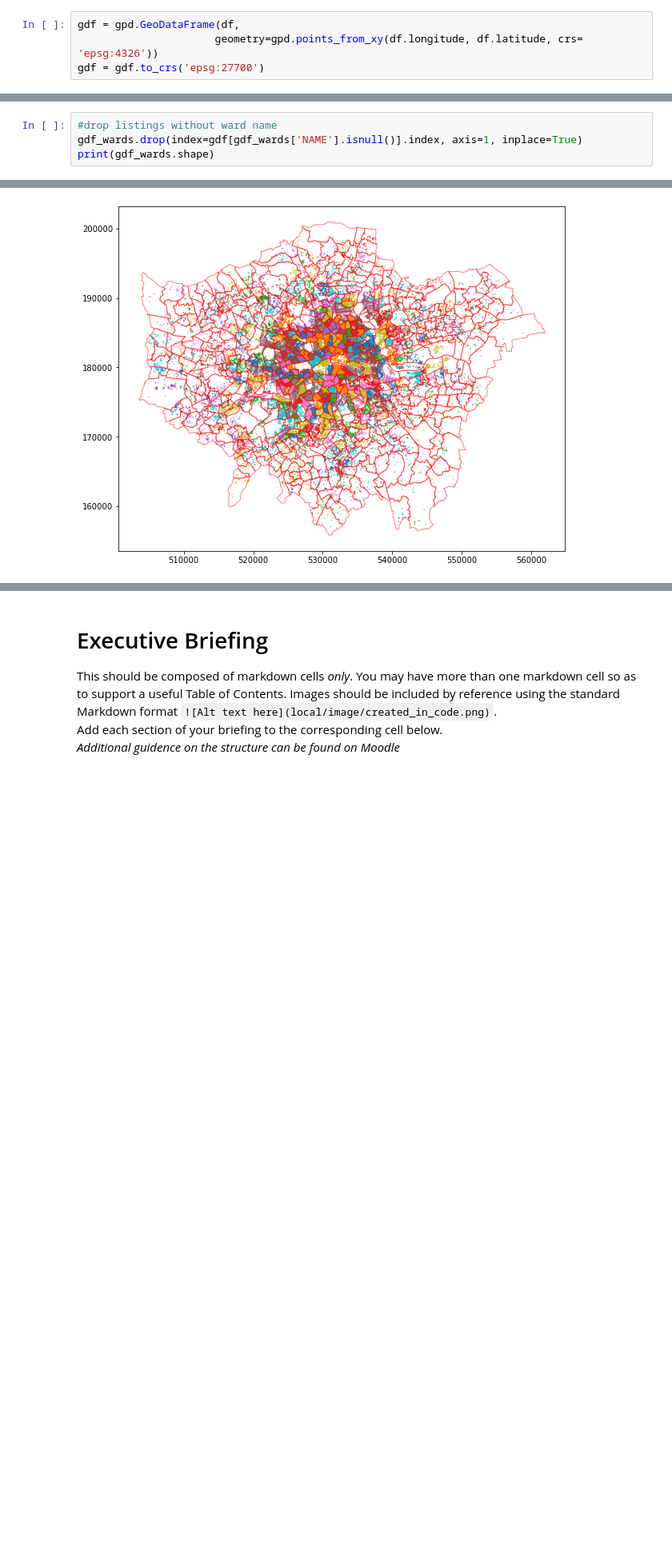
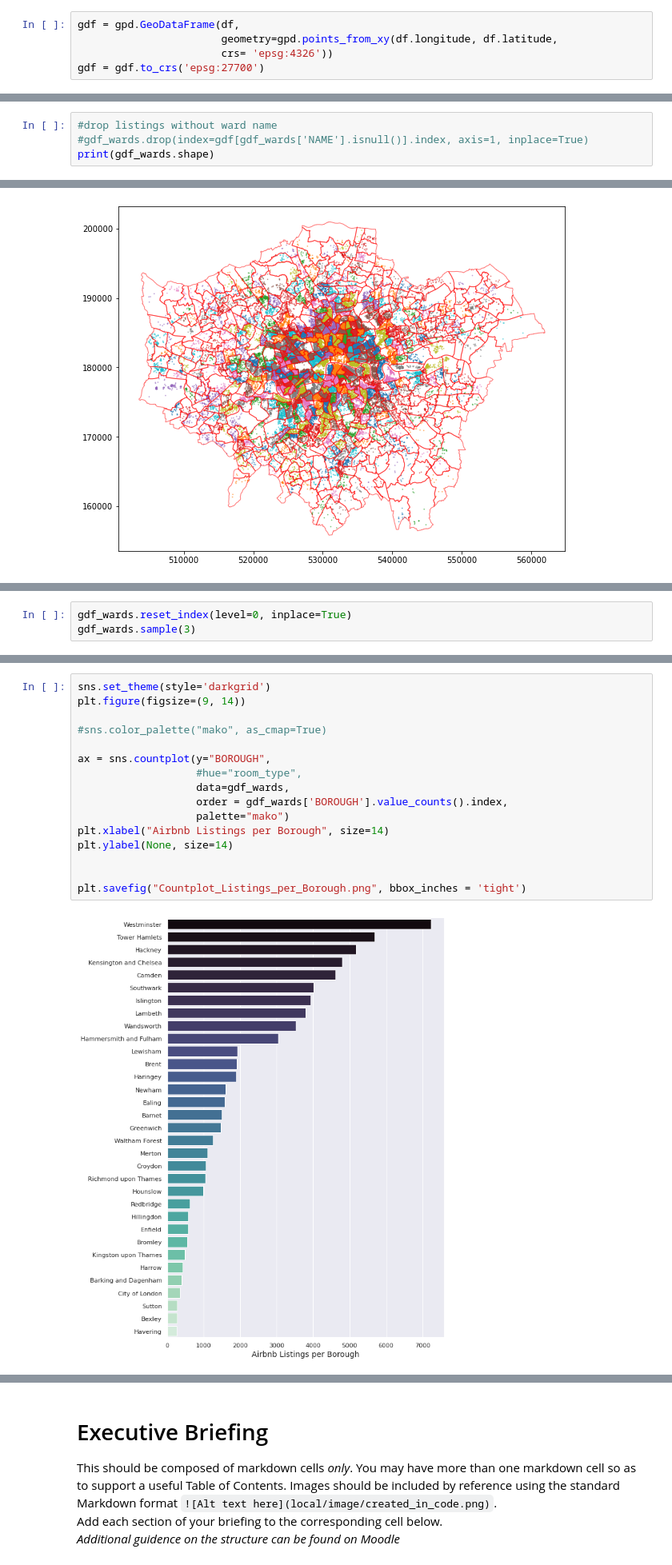
Before and after one commit to DaphneBdn/fsds_assessment3, a Jupyter notebook: Assessment-3-DB.ipynb, the cells around one changed output, grey strips where cells are left out. Shown at 80% size. Drawn from its saved outputs; the diff is of its cells as text; blank space fills up the shorter version.

```diff
--- a/Assessment-3-DB.ipynb
+++ b/Assessment-3-DB.ipynb
@@ -187,7 +191,8 @@ df.head()
 Convert the dataframe(df) into a geodataframe using the epsg code for the World Geodetic System 1984, then convert to British National Grid
 # %%
 gdf = gpd.GeoDataFrame(df,
-                      geometry=gpd.points_from_xy(df.longitude, df.latitude, crs= 'epsg:4326'))
+                       geometry=gpd.points_from_xy(df.longitude, df.latitude,
+                       crs= 'epsg:4326'))
 gdf = gdf.to_crs('epsg:27700')
 # %%
 #check the geodataframe
@@ -253,6 +294,6 @@ wards.plot(ax=ax, edgecolor='r', facecolor='None', alpha=0.5)
 [figure]
 # %%
 #drop listings without ward name
-gdf_wards.drop(index=gdf[gdf_wards['NAME'].isnull()].index, axis=1, inplace=True)
+#gdf_wards.drop(index=gdf[gdf_wards['NAME'].isnull()].index, axis=1, inplace=True)
 print(gdf_wards.shape)
 # %% [output]
@@ -285,0 +321,3 @@ ldn.plot(ax=ax, edgecolor='black', facecolor='black', alpha=0.5);
+# %%
+gdf_wards.reset_index(level=0, inplace=True)
+gdf_wards.sample(3)
@@ -285,0 +354,18 @@ ldn.plot(ax=ax, edgecolor='black', facecolor='black', alpha=0.5);
+# %%
+sns.set_theme(style='darkgrid')
+plt.figure(figsize=(9, 14))
+
+#sns.color_palette("mako", as_cmap=True)
+
+ax = sns.countplot(y="BOROUGH",
+                   #hue="room_type",
+                   data=gdf_wards,
+                   order = gdf_wards['BOROUGH'].value_counts().index,
+                   palette="mako")
+plt.xlabel("Airbnb Listings per Borough", size=14)
+plt.ylabel(None, size=14)
+
+
+plt.savefig("Countplot_Listings_per_Borough.png", bbox_inches = 'tight')
+# %% [output]
+[figure, added]
```
Also changed, not shown: parts of 59 cells of this notebook, 6 other files.
